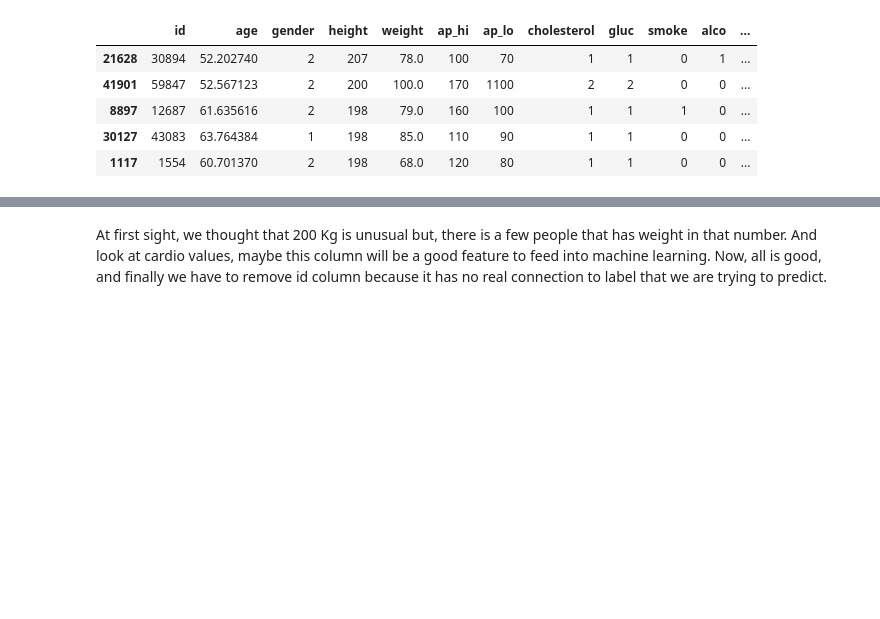
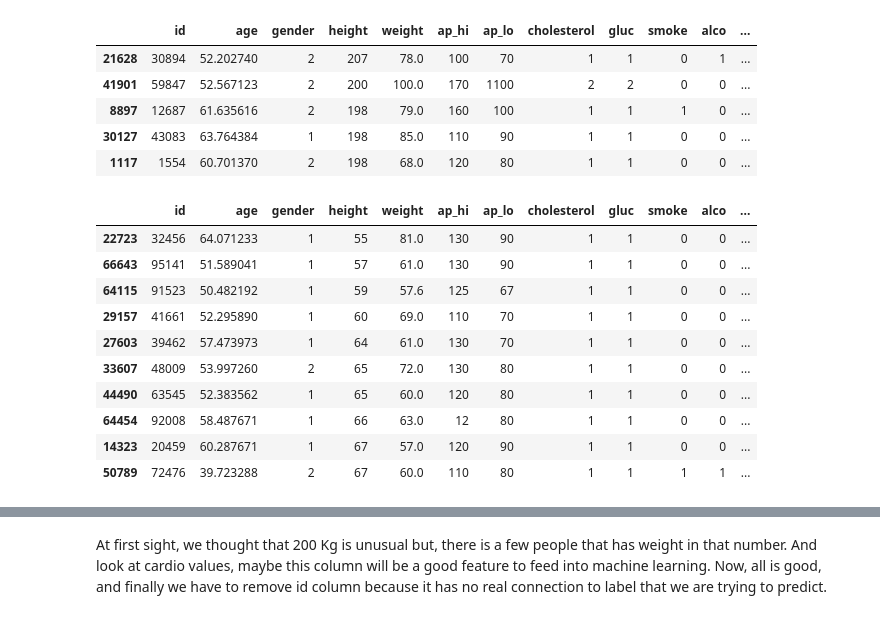
Before and after one commit to reyhanalemmario/bangkit, a Jupyter notebook: first_project.ipynb, the cells around one changed output, grey strips where cells are left out. Cells and saved outputs as stored; diff of their text form; code cells hidden in the pictures; blank space fills up the shorter version.

```diff
--- a/first_project.ipynb
+++ b/first_project.ipynb
@@ -108,3 +109,18 @@ data.head()
 | 8897 | 12687 | 61.635616 | 2 | 198 | 79.0 | 160 | 100 | 1 | 1 | 1 | 0 | ... |
 | 30127 | 43083 | 63.764384 | 1 | 198 | 85.0 | 110 | 90 | 1 | 1 | 0 | 0 | ... |
 | 1117 | 1554 | 60.701370 | 2 | 198 | 68.0 | 120 | 80 | 1 | 1 | 0 | 0 | ... |
+# %%
+data = data.sort_values(["height"], ascending=True)
+data.head(10)
+# %% [output]
+|  | id | age | gender | height | weight | ap_hi | ap_lo | cholesterol | gluc | smoke | alco | ... |
+| 22723 | 32456 | 64.071233 | 1 | 55 | 81.0 | 130 | 90 | 1 | 1 | 0 | 0 | ... |
+| 66643 | 95141 | 51.589041 | 1 | 57 | 61.0 | 130 | 90 | 1 | 1 | 0 | 0 | ... |
+| 64115 | 91523 | 50.482192 | 1 | 59 | 57.6 | 125 | 67 | 1 | 1 | 0 | 0 | ... |
+| 29157 | 41661 | 52.295890 | 1 | 60 | 69.0 | 110 | 70 | 1 | 1 | 0 | 0 | ... |
+| 27603 | 39462 | 57.473973 | 1 | 64 | 61.0 | 130 | 70 | 1 | 1 | 0 | 0 | ... |
+| 33607 | 48009 | 53.997260 | 2 | 65 | 72.0 | 130 | 80 | 1 | 1 | 0 | 0 | ... |
+| 44490 | 63545 | 52.383562 | 1 | 65 | 60.0 | 120 | 80 | 1 | 1 | 0 | 0 | ... |
+| 64454 | 92008 | 58.487671 | 1 | 66 | 63.0 | 12 | 80 | 1 | 1 | 0 | 0 | ... |
+| 14323 | 20459 | 60.287671 | 1 | 67 | 57.0 | 120 | 90 | 1 | 1 | 0 | 0 | ... |
+| 50789 | 72476 | 39.723288 | 2 | 67 | 60.0 | 110 | 80 | 1 | 1 | 1 | 1 | ... |
```
Also changed, not shown: parts of 11 cells of this notebook.
